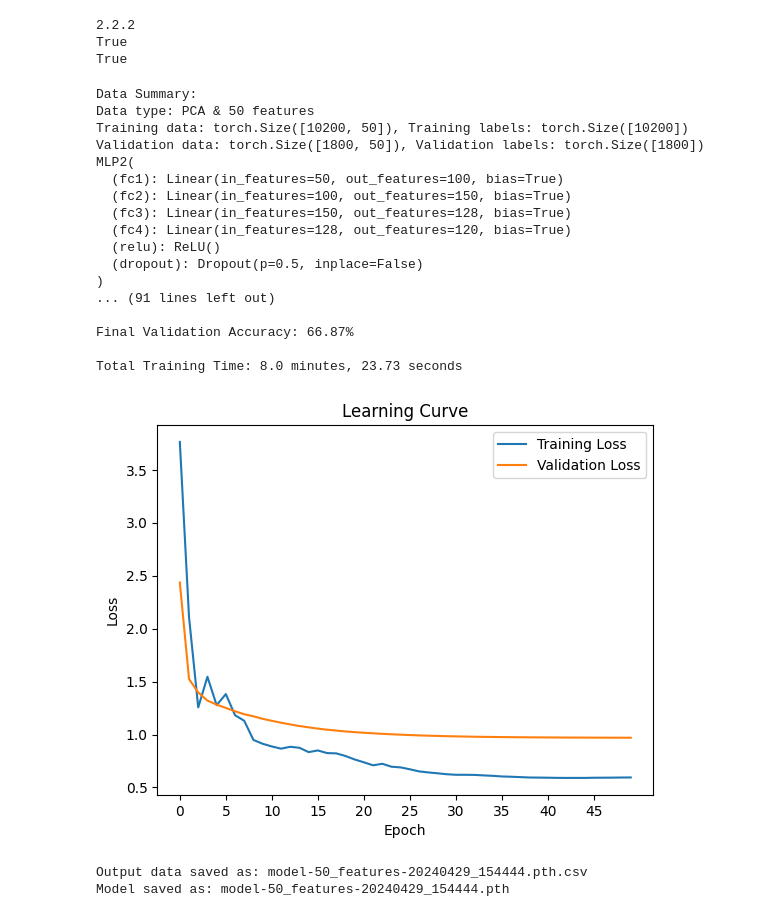
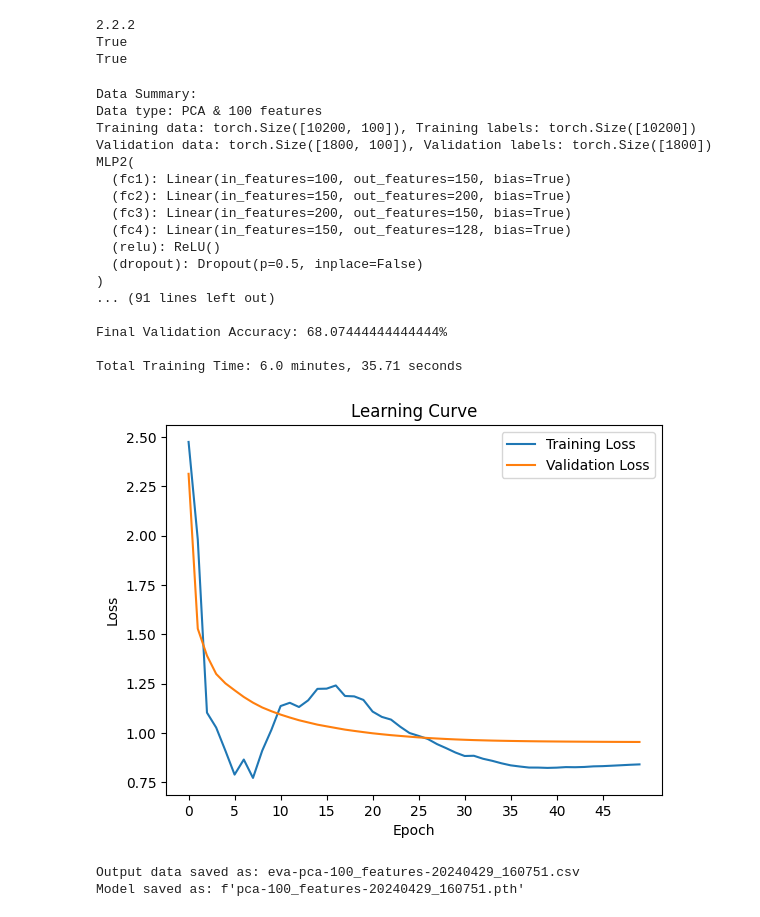
Before and after one commit to realtomkwok/info911-project, a Jupyter notebook: mlp.ipynb, the cells around one changed output. Cells and saved outputs as stored; diff of their text form; code cells hidden in the pictures.

```diff
--- a/mlp.ipynb
+++ b/mlp.ipynb
@@ -373,7 +373,7 @@ y_test
   * k = 200
 * see which set gets the highest on the validation set
 # %%
-k = 50
+k = 100
 X_train_pca_fs, X_valid_pca_fs, X_test_pca_fs, mutalinfo = feature_section(X_train_pca, X_valid_pca, X_test_pca, mutual_info_classif, k)
 # %%
 # Dataset 3 - PCA & Feature Selection
@@ -613,51 +613,53 @@ def load_data(X_train, X_valid, y_train, y_valid):
     return train_loader, valid_loader
 # %%
 # Create an instance of the model, and define the loss function and optimizer
-model = MLP2(50, 100, 150, 128, 120)       # features
+model = MLP2(100, 150, 200, 150, 128)       # features
 criterion = nn.CrossEntropyLoss() # Loss function: Cross-entropy loss
 optimizer = optim.Adam(model.parameters(), lr=0.001, weight_decay=0.01)  # Add weight decay for L2 regularization
 scheduler = optim.lr_scheduler.ExponentialLR(optimizer, gamma=0.9)  # Add learning rate
 
 # Initialize the loss values and validation loss values
 loss_values = []
 val_loss_values = []
 val_accuracy_values = []
 
 # Train the model
 train_loader, valid_loader = load_data(X_train_pca_fs, X_valid_pca_fs, y_train, y_valid)    # Using PCA & feature selection
 # train_loader, valid_loader = load_data(X_train_pca, X_valid_pca, y_train, y_valid)    # Using PCA
 # train_loader, valid_loader = load_data(X_train_sclr, X_valid_sclr, y_train, y_valid)  # Using all features
 
 train_model(train_loader, valid_loader, 50)
 
 time_str = time.strftime("%Y%m%d_%H%M%S")
-model_name = f"model-{k}_features-{time_str}.pth"
+
+# Save the model
+file_name = f"pca-{k}_features-{time_str}"
 # Visualize the loss values
-plot_learning_curve(loss_values, val_loss_values, model_name)
+plot_learning_curve(loss_values, val_loss_values, f"plot-{file_name}")
 # Export the output data
-export_output_data(model_name)
+export_output_data(f"eva-{file_name}")
 
 # Save the model for validation and future use
-torch.save(model.state_dict(), model_name)
-print(f"Model saved as: {model_name}")
+torch.save(model.state_dict(), f"{file_name}.pth")
+print(f"Model saved as: f'{file_name}.pth'")
 # %% [output]
 Data Summary:
-Data type: PCA & 50 features
-Training data: torch.Size([10200, 50]), Training labels: torch.Size([10200])
-Validation data: torch.Size([1800, 50]), Validation labels: torch.Size([1800])
+Data type: PCA & 100 features
+Training data: torch.Size([10200, 100]), Training labels: torch.Size([10200])
+Validation data: torch.Size([1800, 100]), Validation labels: torch.Size([1800])
 MLP2(
-  (fc1): Linear(in_features=50, out_features=100, bias=True)
-  (fc2): Linear(in_features=100, out_features=150, bias=True)
-  (fc3): Linear(in_features=150, out_features=128, bias=True)
-  (fc4): Linear(in_features=128, out_features=120, bias=True)
+  (fc1): Linear(in_features=100, out_features=150, bias=True)
+  (fc2): Linear(in_features=150, out_features=200, bias=True)
+  (fc3): Linear(in_features=200, out_features=150, bias=True)
+  (fc4): Linear(in_features=150, out_features=128, bias=True)
   (relu): ReLU()
   (dropout): Dropout(p=0.5, inplace=False)
 )
 ... (91 lines left out)
 
-Final Validation Accuracy: 66.87%
+Final Validation Accuracy: 68.07444444444444%
 
-Total Training Time: 8.0 minutes, 23.73 seconds
+Total Training Time: 6.0 minutes, 35.71 seconds
-[figure, old version]
+[figure, new version]
-Output data saved as: model-50_features-20240429_154444.pth.csv
-Model saved as: model-50_features-20240429_154444.pth
+Output data saved as: eva-pca-100_features-20240429_160751.csv
+Model saved as: f'pca-100_features-20240429_160751.pth'
```
Also changed, not shown: parts of 3 cells of this notebook, 8 other files.
